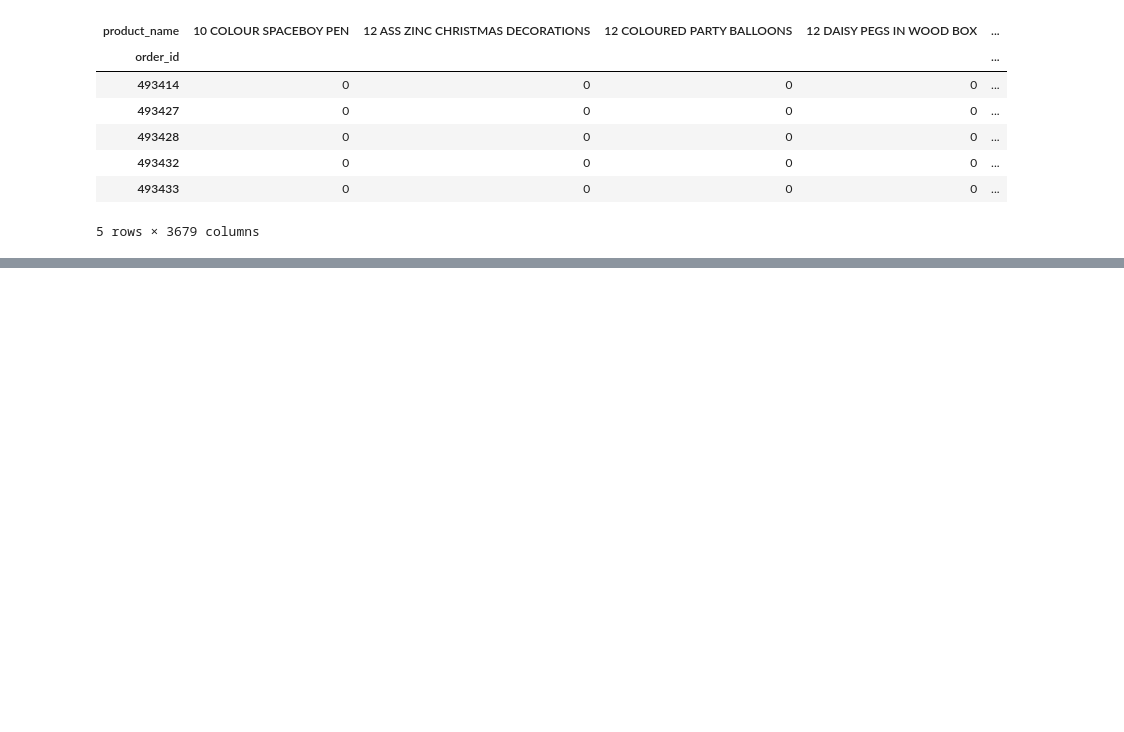
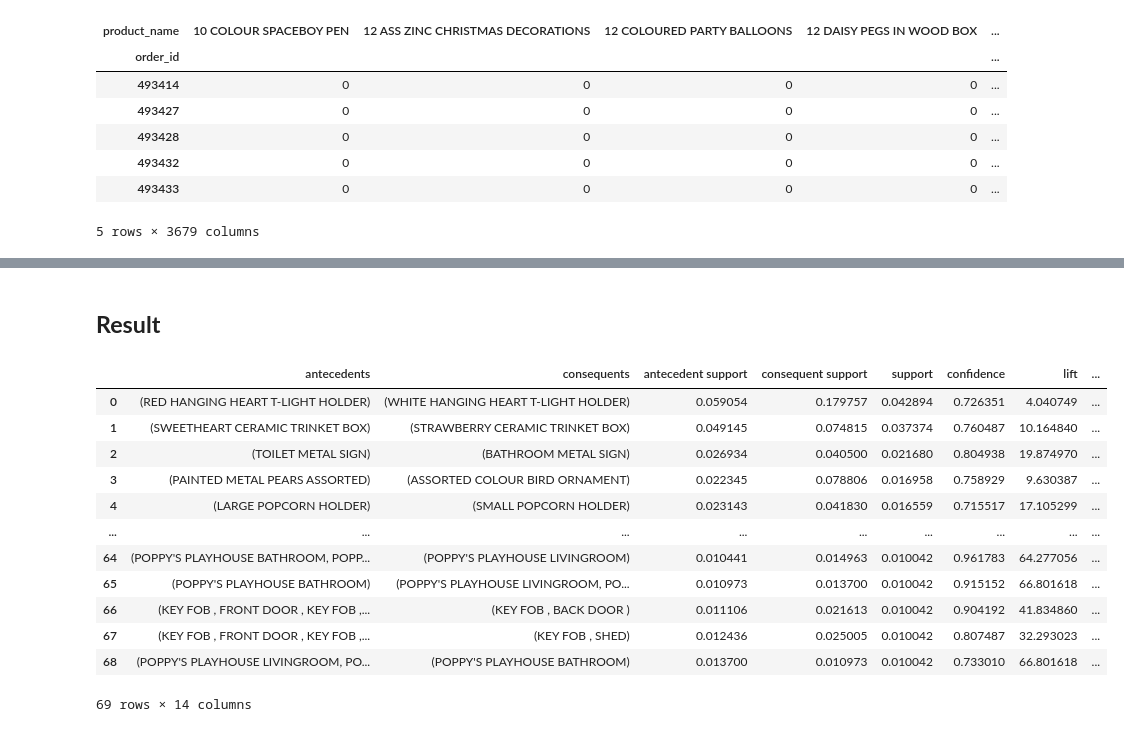
Before and after one commit to enthokz/Customer-Analysis, a Jupyter notebook: Basket Analysis/Basket Analysis Retail.ipynb, the cells around one changed output, grey strips where cells are left out. Cells and saved outputs as stored; diff of their text form; code cells hidden in the pictures; blank space fills up the shorter version.

```diff
--- a/Basket Analysis/Basket Analysis Retail.ipynb
+++ b/Basket Analysis/Basket Analysis Retail.ipynb
@@ -302,3 +304,12 @@ dbas.head()
 | 493432 | 0 | 0 | 0 | 0 | ... |
 | 493433 | 0 | 0 | 0 | 0 | ... |
 5 rows × 3679 columns
+# %%
+# Set as bolean
+def bol(x):
+    if x==0:
+        return False
+    else:
+        return True
+dbas= dbas.applymap(bol)
+dbas.head()
@@ -304,0 +327,7 @@ dbas.head()
+# %%
+# Create itemset data
+from mlxtend.frequent_patterns import apriori
+
+freq_item= apriori(dbas, min_support=.01, use_colnames=True).sort_values('support', ascending=False).reset_index(drop=True)
+freq_item['product_count']= freq_item['itemsets'].apply(lambda x: len(x))
+freq_item
@@ -304,0 +348,23 @@ dbas.head()
+# %% [markdown]
+## **Result**
+# %%
+# Summary of Market Basket Metrics
+from mlxtend.frequent_patterns import association_rules
+
+product_ass= association_rules(freq_item, metric='confidence', min_threshold=0.7)\
+                                .sort_values(['support','confidence'], ascending=[False,False]).reset_index(drop=True)
+product_ass
+# %% [output]
+|  | antecedents | consequents | antecedent support | consequent support | support | confidence | lift | ... |
+| 0 | (RED HANGING HEART T-LIGHT HOLDER) | (WHITE HANGING HEART T-LIGHT HOLDER) | 0.059054 | 0.179757 | 0.042894 | 0.726351 | 4.040749 | ... |
+| 1 | (SWEETHEART CERAMIC TRINKET BOX) | (STRAWBERRY CERAMIC TRINKET BOX) | 0.049145 | 0.074815 | 0.037374 | 0.760487 | 10.164840 | ... |
+| 2 | (TOILET METAL SIGN) | (BATHROOM METAL SIGN) | 0.026934 | 0.040500 | 0.021680 | 0.804938 | 19.874970 | ... |
+| 3 | (PAINTED METAL PEARS ASSORTED) | (ASSORTED COLOUR BIRD ORNAMENT) | 0.022345 | 0.078806 | 0.016958 | 0.758929 | 9.630387 | ... |
+| 4 | (LARGE POPCORN HOLDER) | (SMALL POPCORN HOLDER) | 0.023143 | 0.041830 | 0.016559 | 0.715517 | 17.105299 | ... |
+| ... | ... | ... | ... | ... | ... | ... | ... | ... |
+| 64 | (POPPY'S PLAYHOUSE BATHROOM, POPP... | (POPPY'S PLAYHOUSE LIVINGROOM) | 0.010441 | 0.014963 | 0.010042 | 0.961783 | 64.277056 | ... |
+| 65 | (POPPY'S PLAYHOUSE BATHROOM) | (POPPY'S PLAYHOUSE LIVINGROOM, PO... | 0.010973 | 0.013700 | 0.010042 | 0.915152 | 66.801618 | ... |
+| 66 | (KEY FOB , FRONT DOOR , KEY FOB ,... | (KEY FOB , BACK DOOR ) | 0.011106 | 0.021613 | 0.010042 | 0.904192 | 41.834860 | ... |
+| 67 | (KEY FOB , FRONT DOOR , KEY FOB ,... | (KEY FOB , SHED) | 0.012436 | 0.025005 | 0.010042 | 0.807487 | 32.293023 | ... |
+| 68 | (POPPY'S PLAYHOUSE LIVINGROOM, PO... | (POPPY'S PLAYHOUSE BATHROOM) | 0.013700 | 0.010973 | 0.010042 | 0.733010 | 66.801618 | ... |
+69 rows × 14 columns
```
Also changed, not shown: parts of 4 cells of this notebook.
